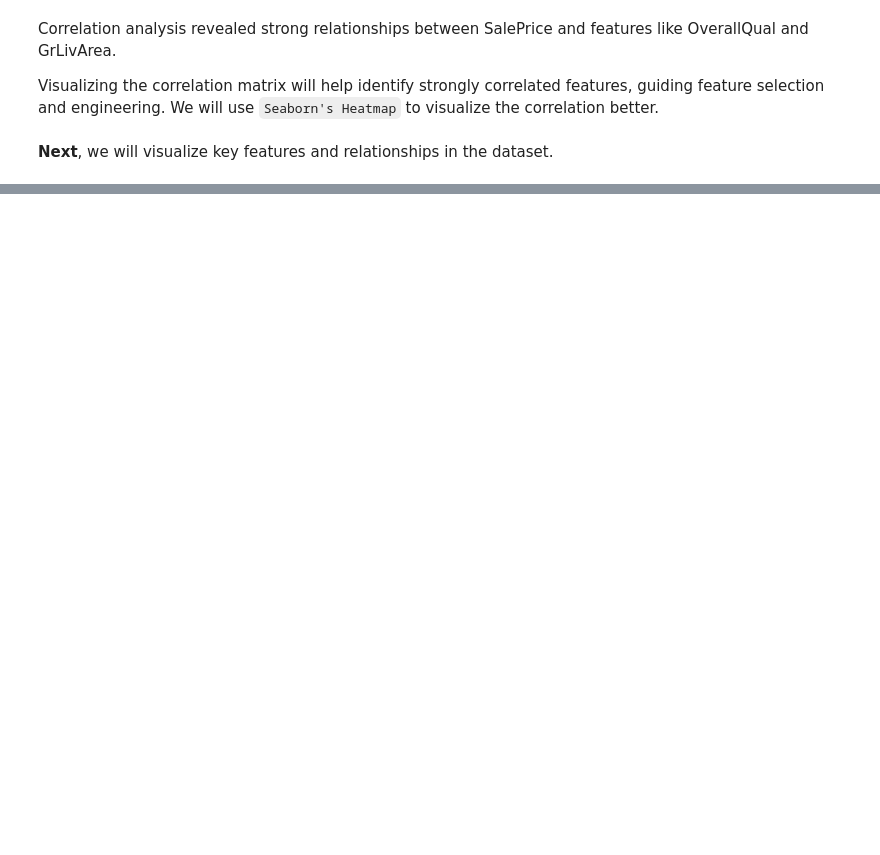
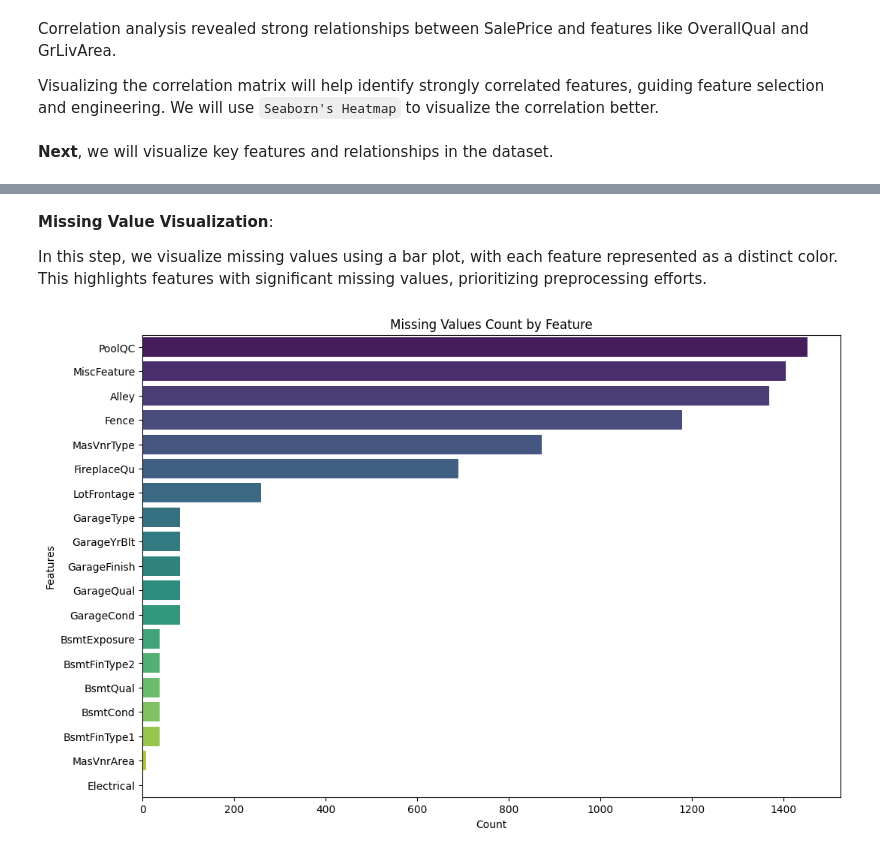
Before and after one commit to otuemre/HousePricingML, a Jupyter notebook: src/notebooks/housePricingML.ipynb, the cells around one changed output, grey strips where cells are left out. Saved outputs shown, nothing was run; the diff lists cells and outputs as text; code cells hidden in the pictures; blank space fills up the shorter version.

```diff
--- a/src/notebooks/housePricingML.ipynb
+++ b/src/notebooks/housePricingML.ipynb
@@ -256,0 +357,38 @@ Visualizing the correlation matrix will help identify strongly correlated featur
+# %% [markdown]
+**Missing Value Visualization**:
+
+In this step, we visualize missing values using a bar plot, with each feature represented as a distinct color. This highlights features with significant missing values, prioritizing preprocessing efforts.
+# %%
+# Calculate missing values
+missing_values = df.isnull().sum()
+missing_values = missing_values[missing_values > 0].sort_values(ascending=False)
+
+# Convert to DataFrame for better handling with hue
+missing_df = missing_values.reset_index()
+missing_df.columns = ['Feature', 'MissingCount']
+
+# Set up the figure
+plt.figure(figsize=(12, 8))
+
+# Bar plot of missing values
+sns.barplot(
+    x='MissingCount',
+    y='Feature',
+    data=missing_df,
+    hue='Feature',
+    dodge=False,  # Keep bars as single bars
+    palette='viridis',
+    legend=False  # Disable legend since each bar represents a unique feature
+)
+
+plt.title('Missing Values Count by Feature')
+plt.xlabel('Count')
+plt.ylabel('Features')
+
+# Save the plot
+plt.savefig('../images/missing_values_barplot.png', dpi=300, bbox_inches='tight')
+
+# Show the plot
+plt.show()
+# %% [output]
+[figure, added]
```
Also changed, not shown: parts of 17 cells of this notebook, 6 other files.
